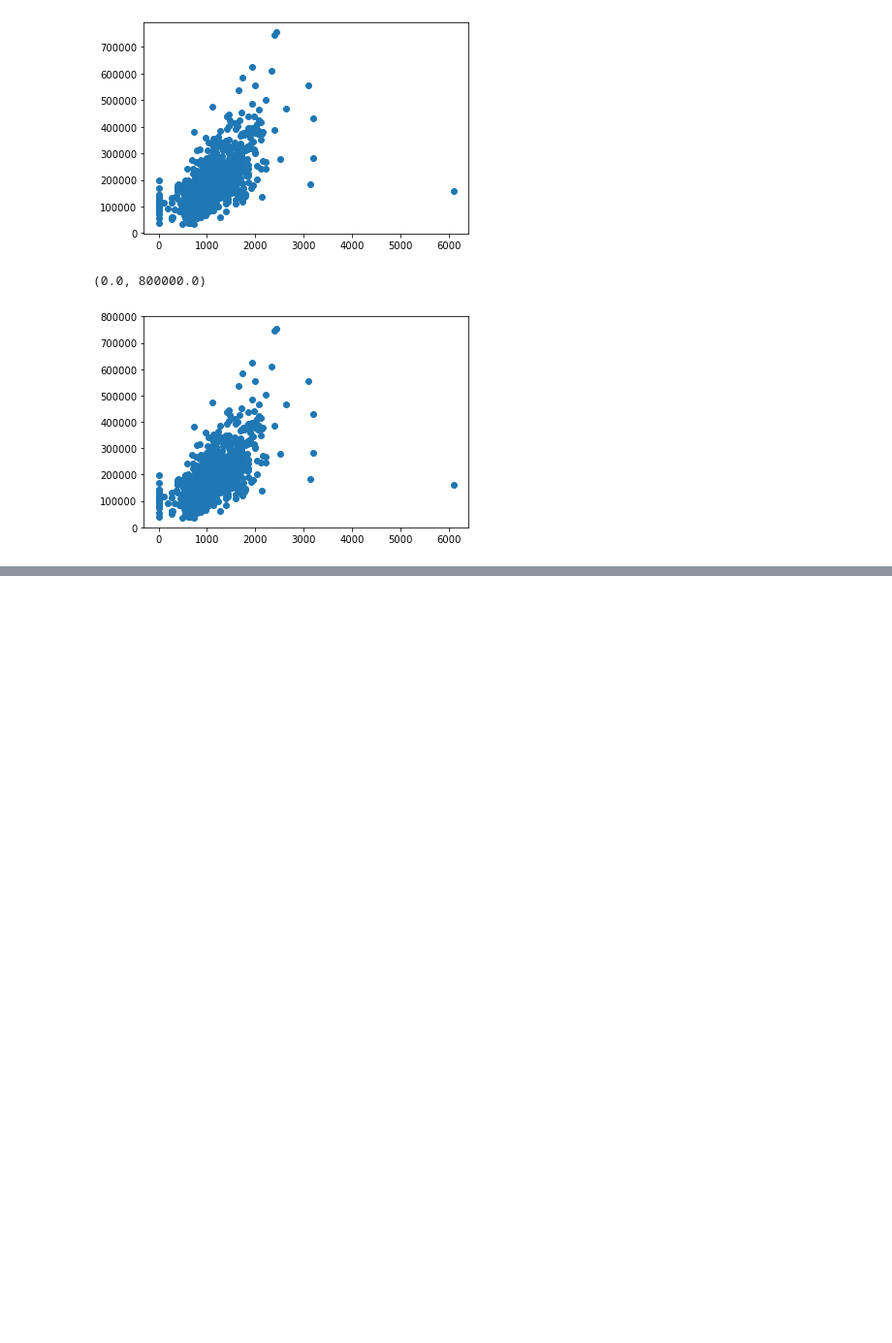
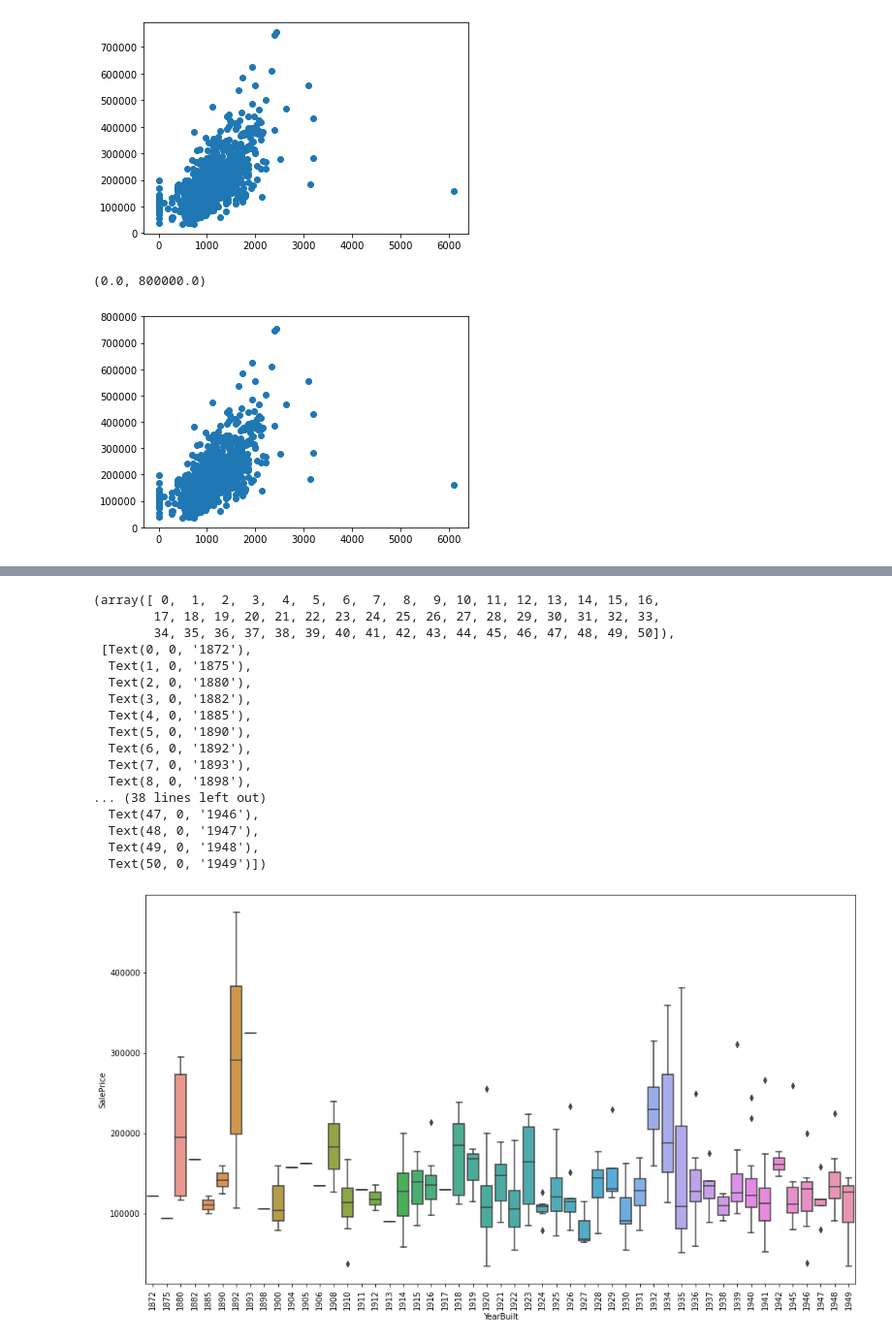
Before and after one commit to ducksfrogs/ma_kaggle, a Jupyter notebook: misc/jup/housePrice.ipynb, the cells around one changed output, grey strips where cells are left out. Shown at 97% size. Cells and saved outputs as stored; diff of their text form; code cells hidden in the pictures; blank space fills up the shorter version.

```diff
--- a/misc/jup/housePrice.ipynb
+++ b/misc/jup/housePrice.ipynb
@@ -68,0 +148,23 @@ plt.ylim(0, 800000)
+# %%
+f, ax = plt.subplots(figsize=(16,9))
+fig = sns.boxplot(x=var, y='SalePrice', data=data)
+plt.xticks(rotation=90)
+# %% [output]
+(array([ 0,  1,  2,  3,  4,  5,  6,  7,  8,  9, 10, 11, 12, 13, 14, 15, 16,
+        17, 18, 19, 20, 21, 22, 23, 24, 25, 26, 27, 28, 29, 30, 31, 32, 33,
+        34, 35, 36, 37, 38, 39, 40, 41, 42, 43, 44, 45, 46, 47, 48, 49, 50]),
+ [Text(0, 0, '1872'),
+  Text(1, 0, '1875'),
+  Text(2, 0, '1880'),
+  Text(3, 0, '1882'),
+  Text(4, 0, '1885'),
+  Text(5, 0, '1890'),
+  Text(6, 0, '1892'),
+  Text(7, 0, '1893'),
+  Text(8, 0, '1898'),
+... (38 lines left out)
+  Text(47, 0, '1946'),
+  Text(48, 0, '1947'),
+  Text(49, 0, '1948'),
+  Text(50, 0, '1949')])
+[figure, added]
```
Also changed, not shown: parts of 12 cells of this notebook, 1 other file.
